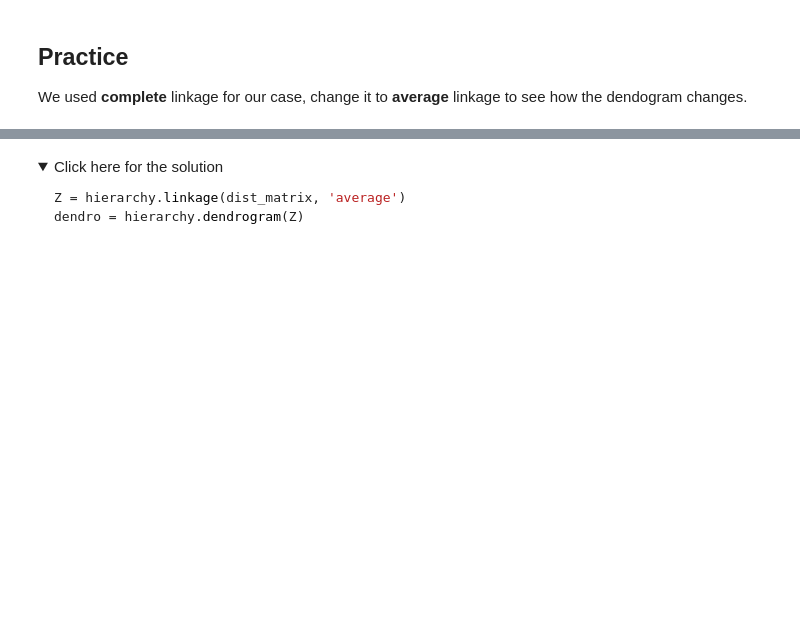
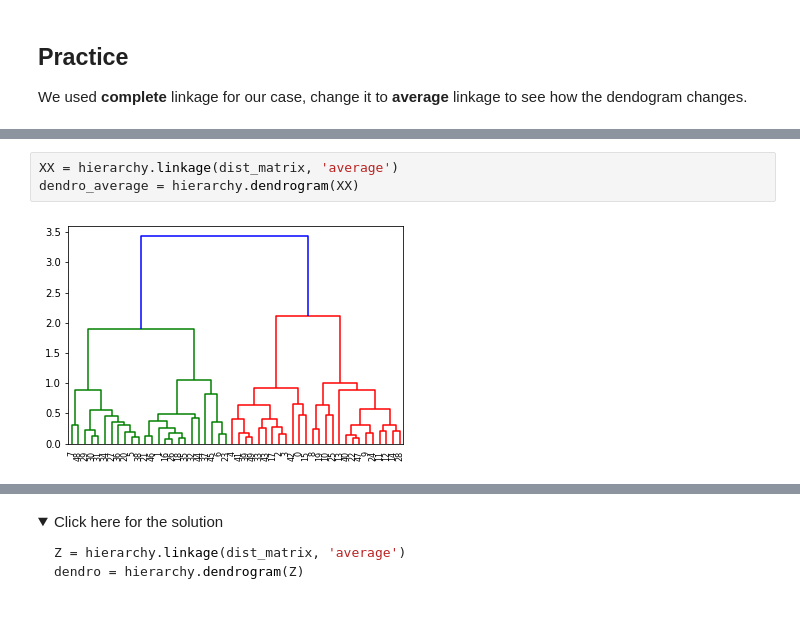
Before and after one commit to lililalina/ibm-data-science-and-machine-learning, a Jupyter notebook: 03-machine-learning/ML0101EN_Clus_Hierarchical_Cars.ipynb, the cells around one changed output, grey strips where cells are left out. Cells and saved outputs as stored; diff of their text form; folded sections open; blank space fills up the shorter version.

```diff
--- a/03-machine-learning/ML0101EN_Clus_Hierarchical_Cars.ipynb
+++ b/03-machine-learning/ML0101EN_Clus_Hierarchical_Cars.ipynb
@@ -187,0 +234,5 @@ We used **complete** linkage for our case, change it to **average** linkage to s
+# %%
+XX = hierarchy.linkage(dist_matrix, 'average')
+dendro_average = hierarchy.dendrogram(XX)
+# %% [output]
+[figure, added]
```
Also changed, not shown: parts of 23 cells of this notebook.
